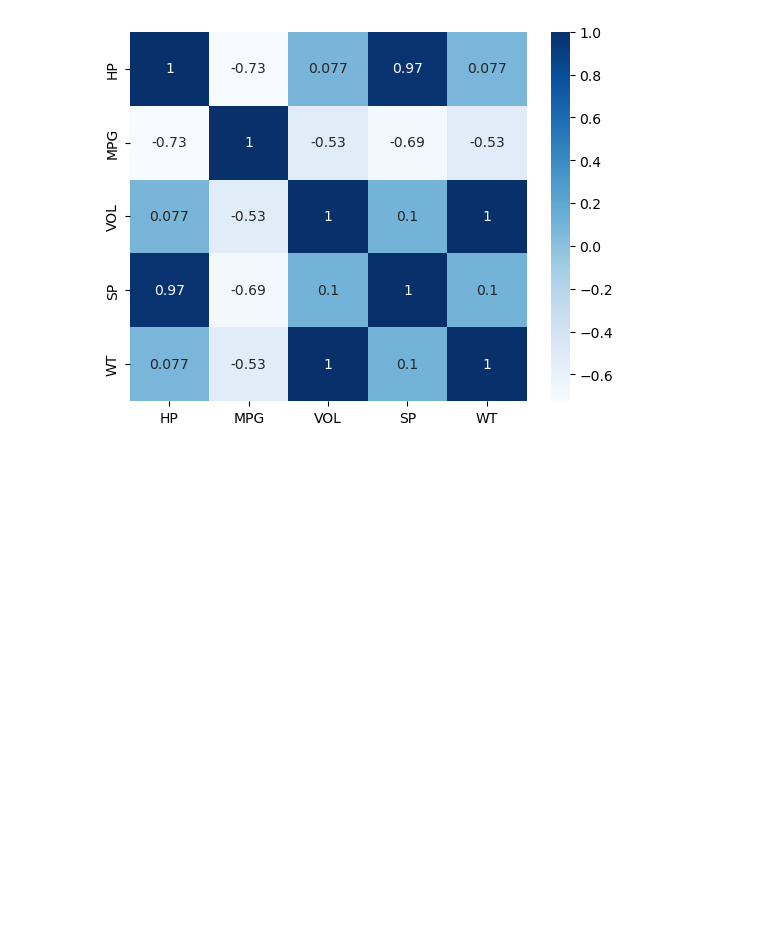
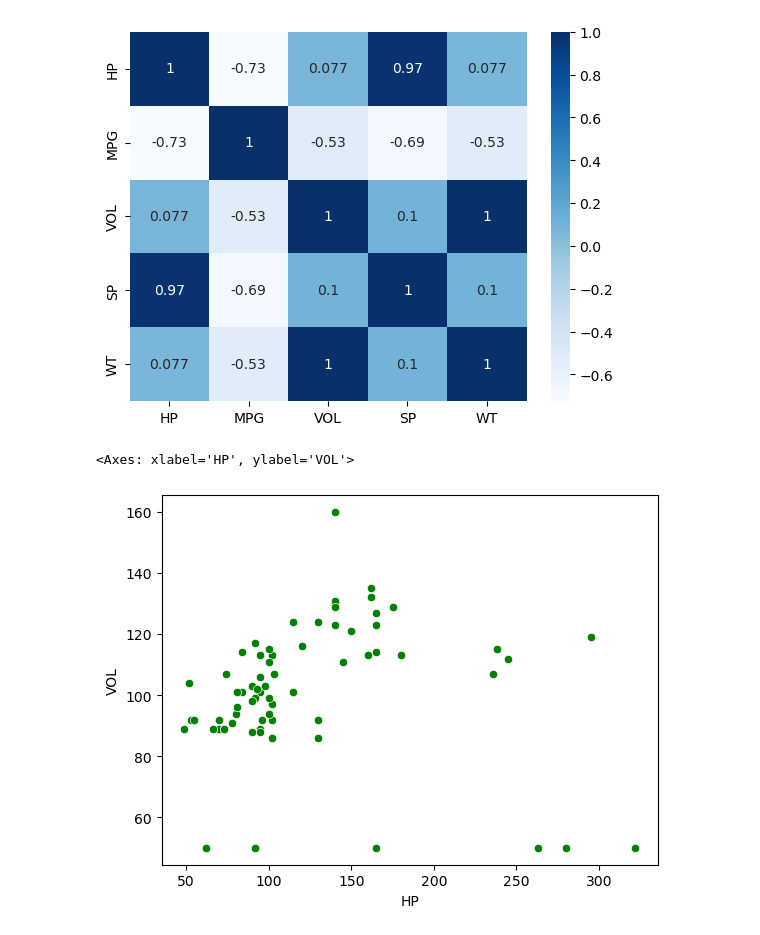
Before and after one commit to yashwanth0690/AD, a Jupyter notebook: day 18.ipynb, the cells around one changed output. Saved outputs shown, nothing was run; the diff lists cells and outputs as text; code cells hidden in the pictures; blank space fills up the shorter version.

```diff
--- a/day 18.ipynb
+++ b/day 18.ipynb
@@ -168,3 +173,8 @@ sns.heatmap(cars.corr(),cmap='Blues',annot=True)
 plt.show()
 # %% [output]
 [figure]
+# %%
+sns.scatterplot(x=cars['HP'], y=cars['VOL'],color='green')
+# %% [output]
+<Axes: xlabel='HP', ylabel='VOL'>
+[figure, added]
```
Also changed, not shown: parts of 6 cells of this notebook.
